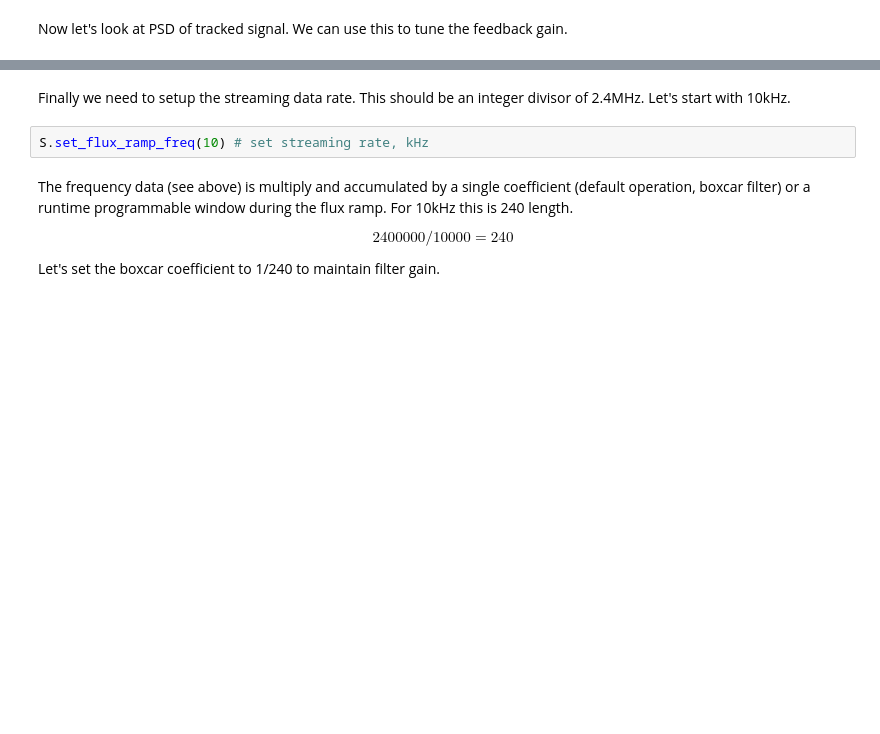
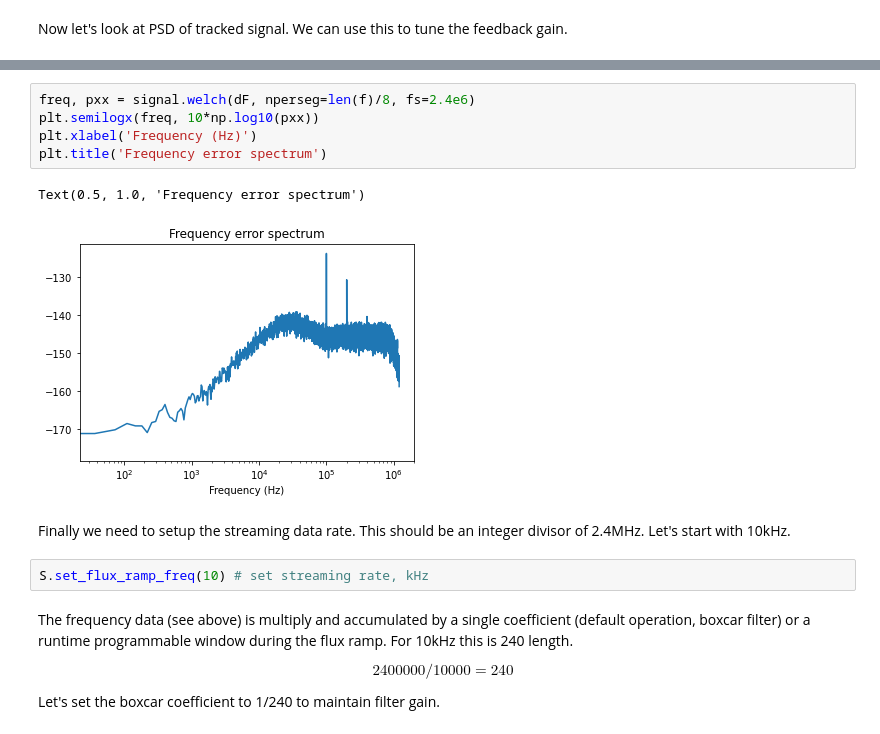
Before and after one commit to slaclab/pysmurf, a Jupyter notebook: scratch/mdewart/intro_to_smurf.ipynb, the cells around one changed output, grey strips where cells are left out. Saved outputs shown, nothing was run; the diff lists cells and outputs as text; blank space fills up the shorter version.

```diff
--- a/scratch/mdewart/intro_to_smurf.ipynb
+++ b/scratch/mdewart/intro_to_smurf.ipynb
@@ -241,3 +242,11 @@ Text(0.5, 0, 'Frequency (Hz)')
+# %%
+freq, pxx = signal.welch(dF, nperseg=len(f)/8, fs=2.4e6)
+plt.semilogx(freq, 10*np.log10(pxx))
+plt.xlabel('Frequency (Hz)')
+plt.title('Frequency error spectrum')
+# %% [output]
+Text(0.5, 1.0, 'Frequency error spectrum')
+[figure, added]
 # %% [markdown]
 Finally we need to setup the streaming data rate.  This should be an integer divisor of 2.4MHz.  Let's start with 10kHz.
 # %%
```
Also changed, not shown: parts of 7 cells of this notebook.
